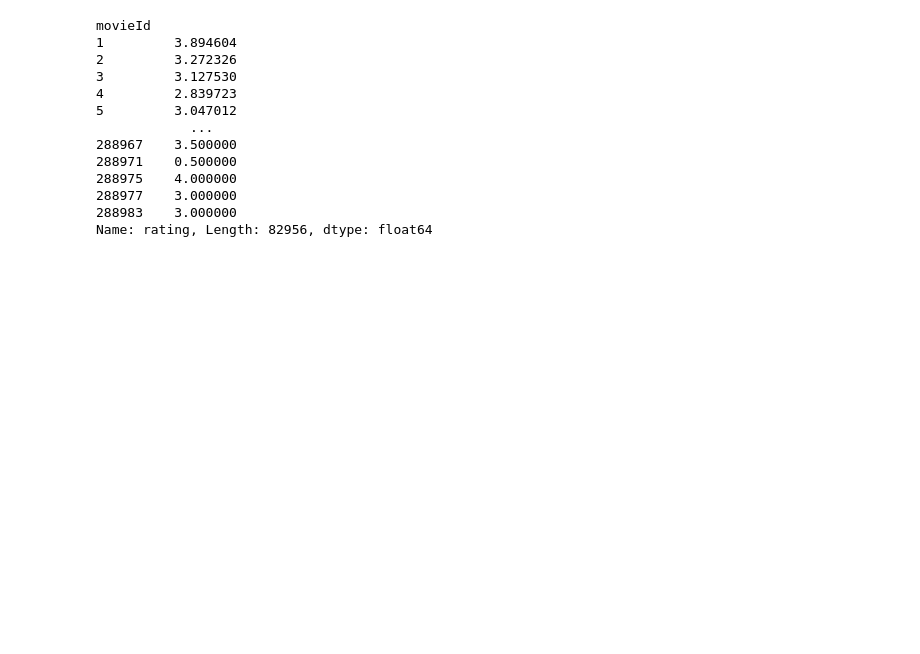
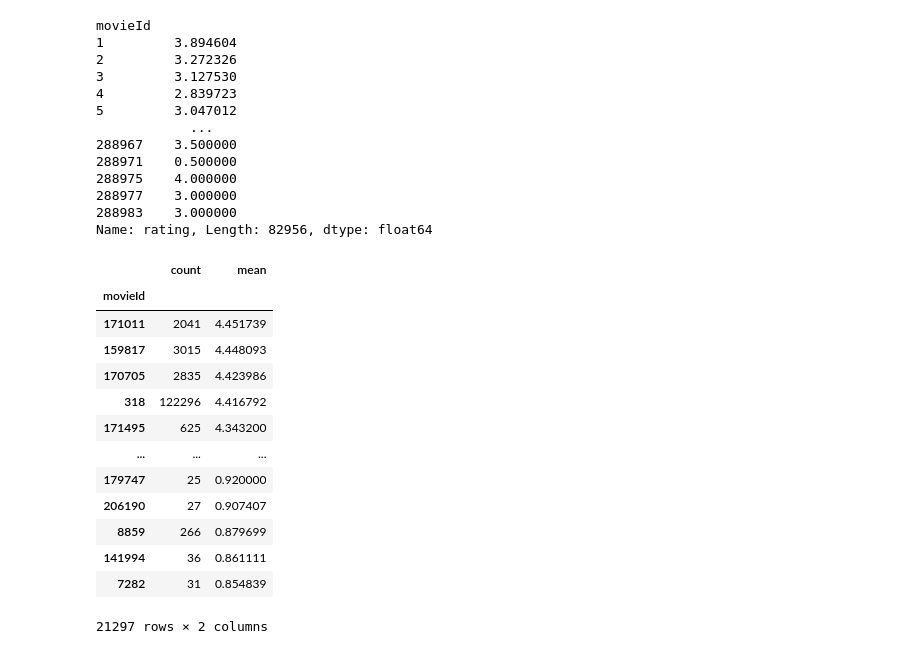
Before and after one commit to zoneme99/Machine-learning-AI24, a Jupyter notebook: Labs/Film/EDA.ipynb, the cells around one changed output. Drawn from its saved outputs; the diff is of its cells as text; code cells hidden in the pictures; blank space fills up the shorter version.

```diff
--- a/Labs/Film/EDA.ipynb
+++ b/Labs/Film/EDA.ipynb
@@ -230,3 +230,21 @@ movieId
 288977    3.000000
 288983    3.000000
 Name: rating, Length: 82956, dtype: float64
+# %%
+bad_review = ratings.groupby('movieId')['rating'].agg(['count', 'mean'])
+bad_review[bad_review['count'] > 24].sort_values('mean', ascending=False)
+# %% [output]
+|  | count | mean |
+| movieId |  |  |
+| 171011 | 2041 | 4.451739 |
+| 159817 | 3015 | 4.448093 |
+| 170705 | 2835 | 4.423986 |
+| 318 | 122296 | 4.416792 |
+| 171495 | 625 | 4.343200 |
+| ... | ... | ... |
+| 179747 | 25 | 0.920000 |
+| 206190 | 27 | 0.907407 |
+| 8859 | 266 | 0.879699 |
+| 141994 | 36 | 0.861111 |
+| 7282 | 31 | 0.854839 |
+21297 rows × 2 columns
```
Also changed, not shown: 10 other files.
